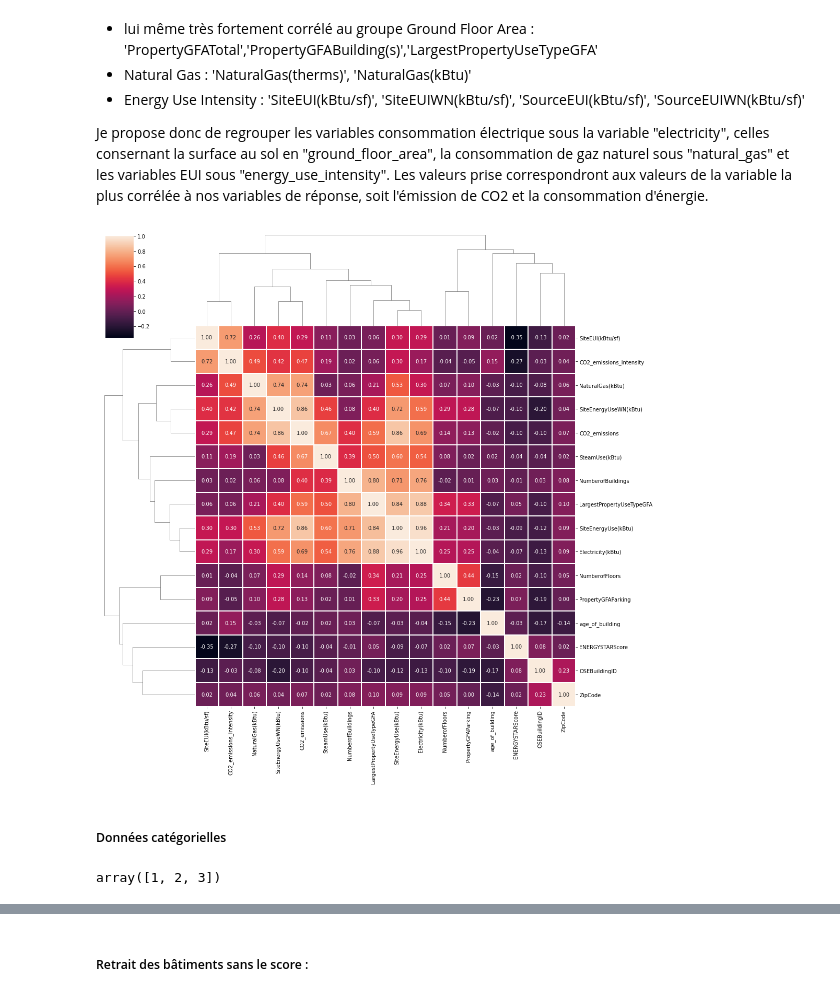
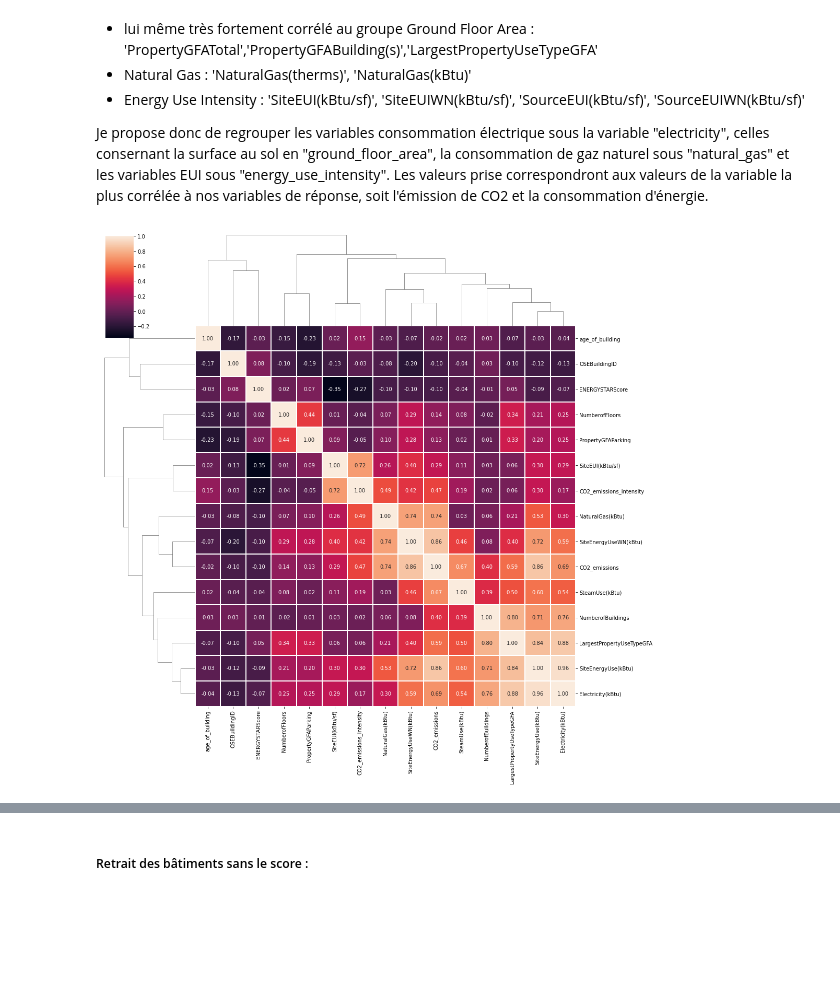
Before and after one commit to ClaireGayral/formation_openclassroom, a Jupyter notebook: P3_gayral_claire/preprocess.ipynb, the cells around one changed output, grey strips where cells are left out. Saved outputs shown, nothing was run; the diff lists cells and outputs as text; code cells hidden in the pictures; blank space fills up the shorter version.

```diff
--- a/P3_gayral_claire/preprocess.ipynb
+++ b/P3_gayral_claire/preprocess.ipynb
@@ -510,6 +512,14 @@ L'histogramme sur la plupart des variables numériques ne permettait pas de dist
 num_data_positive = data[numerical_var_in_data].drop(["ENERGYSTARScore", "age_of_building", "NumberofFloors"], axis = 1)
 num_data_positive[num_data_positive<0]= np.nan
 num_data_log = np.log(num_data_positive+1)
+
+## create bool dict for log-transfo
+dict_var_log_transfo = {}
+for var in data.columns :
+    if var in num_data_log.columns.values :
+        dict_var_log_transfo[var] = True
+    else :
+        dict_var_log_transfo[var] = False
 # %%
 print("Variables de description :")
 univariate_analysis.plot_multi_hist(num_data_log, var_in_building_permit, figsize=(14,9))
@@ -573,14 +583,9 @@ for res_var in dict_corr_var.keys() :
     for var in list_of_var :
         if var != var_to_keep :
             new_data = new_data.drop(var, axis = 1)
+data = new_data
 # %%
-sns.clustermap(new_data.corr(), annot=True, linewidths=0.1, fmt='.2f', figsize=(15, 15))
+sns.clustermap(data.corr(), annot=True, linewidths=0.1, fmt='.2f', figsize=(15, 15))
 plt.show()
 # %% [output]
-[figure, old version]
+[figure, new version]
-# %% [markdown]
-##### Données catégorielles
-# %%
-np.where([var != var_to_keep for var in list_of_var])[0]
-# %% [output]
-array([1, 2, 3])
```
Also changed, not shown: parts of 29 cells of this notebook, 1 other file.
